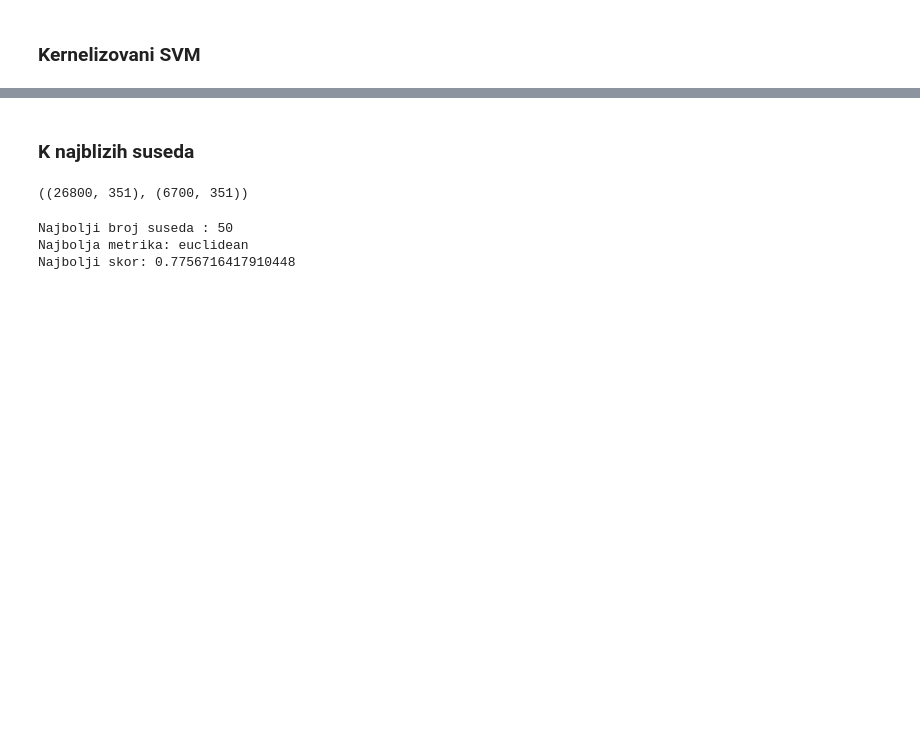
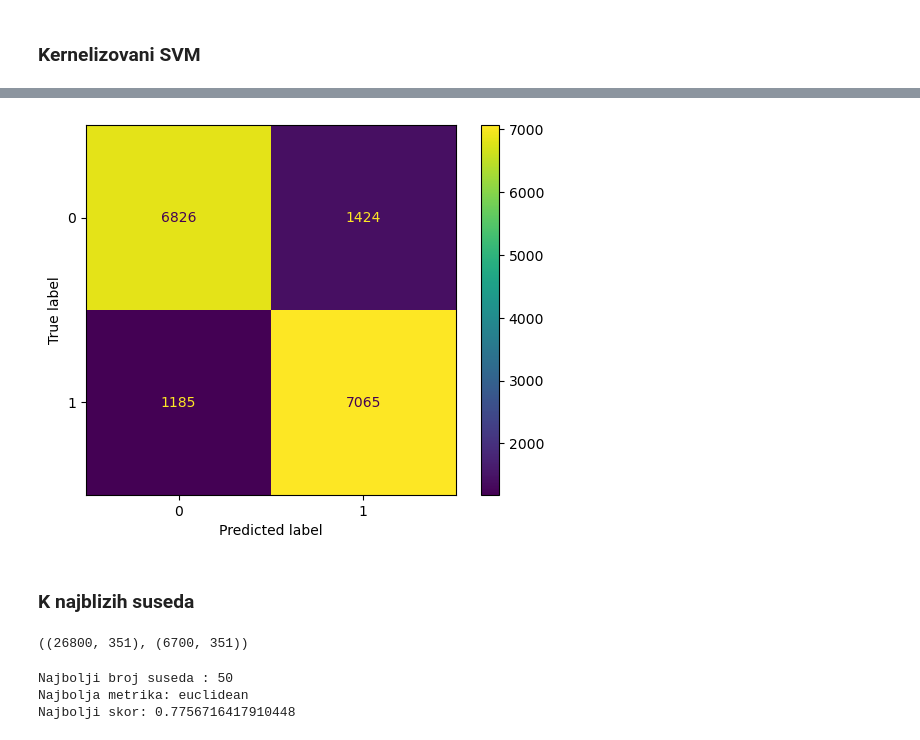
Before and after one commit to PavleSavic/ML_project2023, a Jupyter notebook: 02_Vektorizacija_Modeli.ipynb, the cells around one changed output, grey strips where cells are left out. Cells and saved outputs as stored; diff of their text form; code cells hidden in the pictures; blank space fills up the shorter version.

```diff
--- a/02_Vektorizacija_Modeli.ipynb
+++ b/02_Vektorizacija_Modeli.ipynb
@@ -413,0 +418,8 @@ plt.show()
+# %%
+final_svm_model = None
+if best_params['kernel'] == 'linear':
+    final_svm_model = svm.SVC(C=best_params['C'], kernel=best_params['kernel'])
+else:
+    final_svm_model = svm.SVC(C=best_params['C'], gamma=best_params['gamma'], kernel=best_params['kernel'])
+# %%
+final_svm_model.fit(X_train_val_vec, y_train_val)
@@ -413,0 +439,2 @@ plt.show()
+# %%
+y_test_predicted = final_svm_model.predict(X_test_vec)
@@ -413,0 +452,7 @@ plt.show()
+# %%
+confusion_matrix = metrics.confusion_matrix(y_test, y_test_predicted)
+cm_display = metrics.ConfusionMatrixDisplay(confusion_matrix = confusion_matrix)
+cm_display.plot()
+plt.show()
+# %% [output]
+[figure, added]
```
Also changed, not shown: parts of 22 cells of this notebook.
